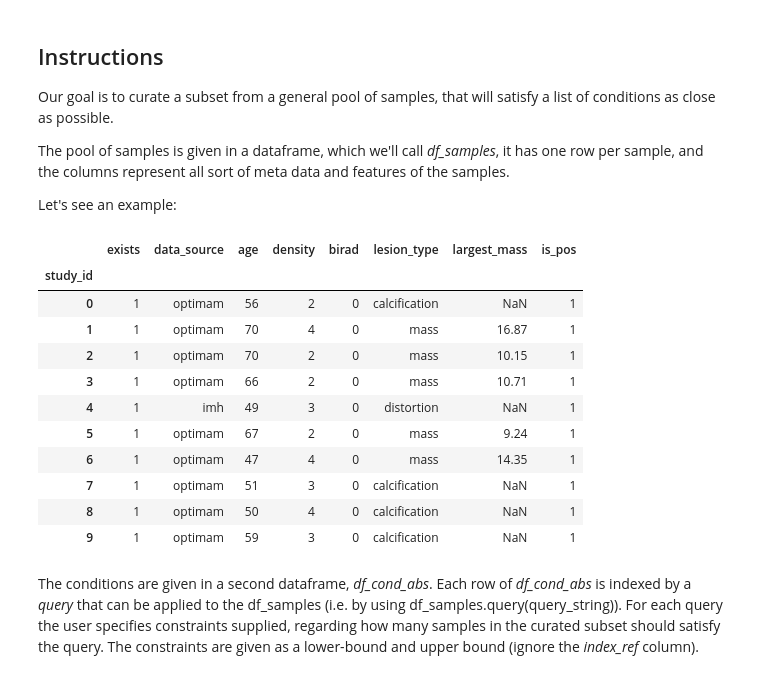
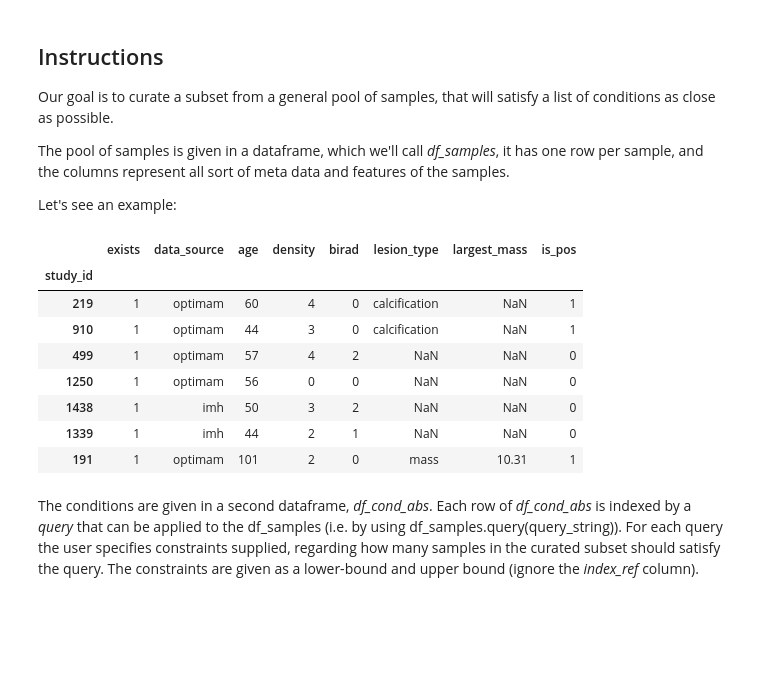
Before and after one commit to jonilaserson/curation_magic, a Jupyter notebook: index.ipynb, the cells around one changed output. Cells and saved outputs as stored; diff of their text form; code cells hidden in the pictures; blank space fills up the shorter version.

```diff
--- a/index.ipynb
+++ b/index.ipynb
@@ -23,24 +23,21 @@ Let's see an example:
 # %%
 # Load dataframe from file.
 import pandas as pd
 
 df_samples = pd.read_csv('csvs/curation_pool.csv',
                          converters={'age':int, 'birad':int})
 df_samples = df_samples.set_index('study_id')
-df_samples.head(10)
+df_samples.sample(7)
 # %% [output]
 |  | exists | data_source | age | density | birad | lesion_type | largest_mass | is_pos |
 | study_id |  |  |  |  |  |  |  |  |
-| 0 | 1 | optimam | 56 | 2 | 0 | calcification | NaN | 1 |
-| 1 | 1 | optimam | 70 | 4 | 0 | mass | 16.87 | 1 |
-| 2 | 1 | optimam | 70 | 2 | 0 | mass | 10.15 | 1 |
-| 3 | 1 | optimam | 66 | 2 | 0 | mass | 10.71 | 1 |
-| 4 | 1 | imh | 49 | 3 | 0 | distortion | NaN | 1 |
-| 5 | 1 | optimam | 67 | 2 | 0 | mass | 9.24 | 1 |
-| 6 | 1 | optimam | 47 | 4 | 0 | mass | 14.35 | 1 |
-| 7 | 1 | optimam | 51 | 3 | 0 | calcification | NaN | 1 |
-| 8 | 1 | optimam | 50 | 4 | 0 | calcification | NaN | 1 |
-| 9 | 1 | optimam | 59 | 3 | 0 | calcification | NaN | 1 |
+| 219 | 1 | optimam | 60 | 4 | 0 | calcification | NaN | 1 |
+| 910 | 1 | optimam | 44 | 3 | 0 | calcification | NaN | 1 |
+| 499 | 1 | optimam | 57 | 4 | 2 | NaN | NaN | 0 |
+| 1250 | 1 | optimam | 56 | 0 | 0 | NaN | NaN | 0 |
+| 1438 | 1 | imh | 50 | 3 | 2 | NaN | NaN | 0 |
+| 1339 | 1 | imh | 44 | 2 | 1 | NaN | NaN | 0 |
+| 191 | 1 | optimam | 101 | 2 | 0 | mass | 10.31 | 1 |
 # %% [markdown]
 The conditions are given in a second dataframe, *df_cond_abs*.
 Each row of *df_cond_abs* is indexed by a *query* that can be applied to the df_samples (i.e. by using df_samples.query(query_string)). For each query the user specifies constraints supplied, regarding how many samples in the curated subset should satisfy the query. The constraints are given as a lower-bound and upper bound (ignore the *index_ref* column).
```
Also changed, not shown: parts of 14 cells of this notebook, 5 other files.
